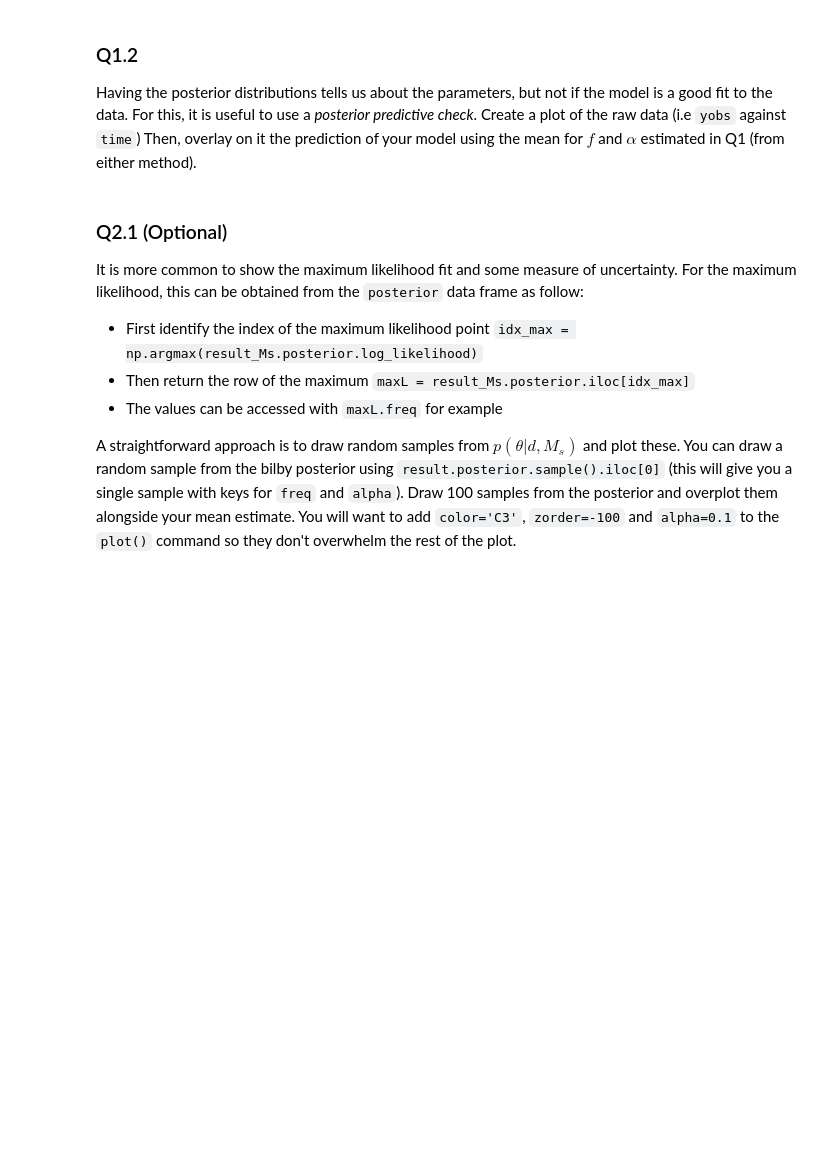
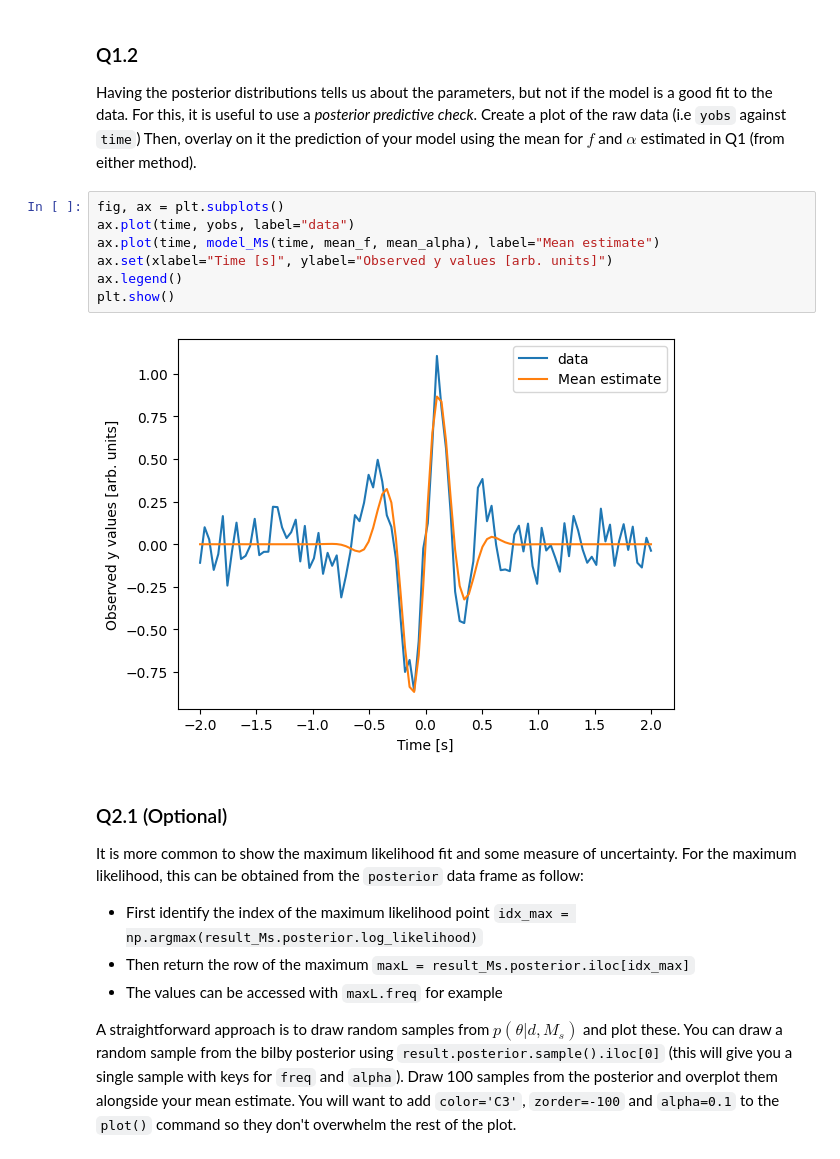
Before and after one commit to dpl5435/GWOSC-Project, a Jupyter notebook: Tutorials/Day_3/Tuto_3.1_Introduction_to_parameter_estimation.ipynb, the cells around one changed output. Cells and saved outputs as stored; diff of their text form; blank space fills up the shorter version.

```diff
--- a/Tutorials/Day_3/Tuto_3.1_Introduction_to_parameter_estimation.ipynb
+++ b/Tutorials/Day_3/Tuto_3.1_Introduction_to_parameter_estimation.ipynb
@@ -365,6 +365,15 @@ bilby_mcmc: alpha = 0.35+/-0.02
 # %% [markdown]
 ### Q1.2
 Having the posterior distributions tells us about the parameters, but not if the model is a good fit to the data. For this, it is useful to use a *posterior predictive check*. Create a plot of the raw data (i.e `yobs` against `time`) Then, overlay on it the prediction of your model using the mean for $f$ and $\alpha$ estimated in Q1 (from either method).
+# %%
+fig, ax = plt.subplots()
+ax.plot(time, yobs, label="data")
+ax.plot(time, model_Ms(time, mean_f, mean_alpha), label="Mean estimate")
+ax.set(xlabel="Time [s]", ylabel="Observed y values [arb. units]")
+ax.legend()
+plt.show()
+# %% [output]
+[figure, added]
 # %% [markdown]
 ### Q2.1 (Optional)
 It is more common to show the maximum likelihood fit and some measure of uncertainty. For the maximum likelihood, this can be obtained from the `posterior` data frame as follow:
```
